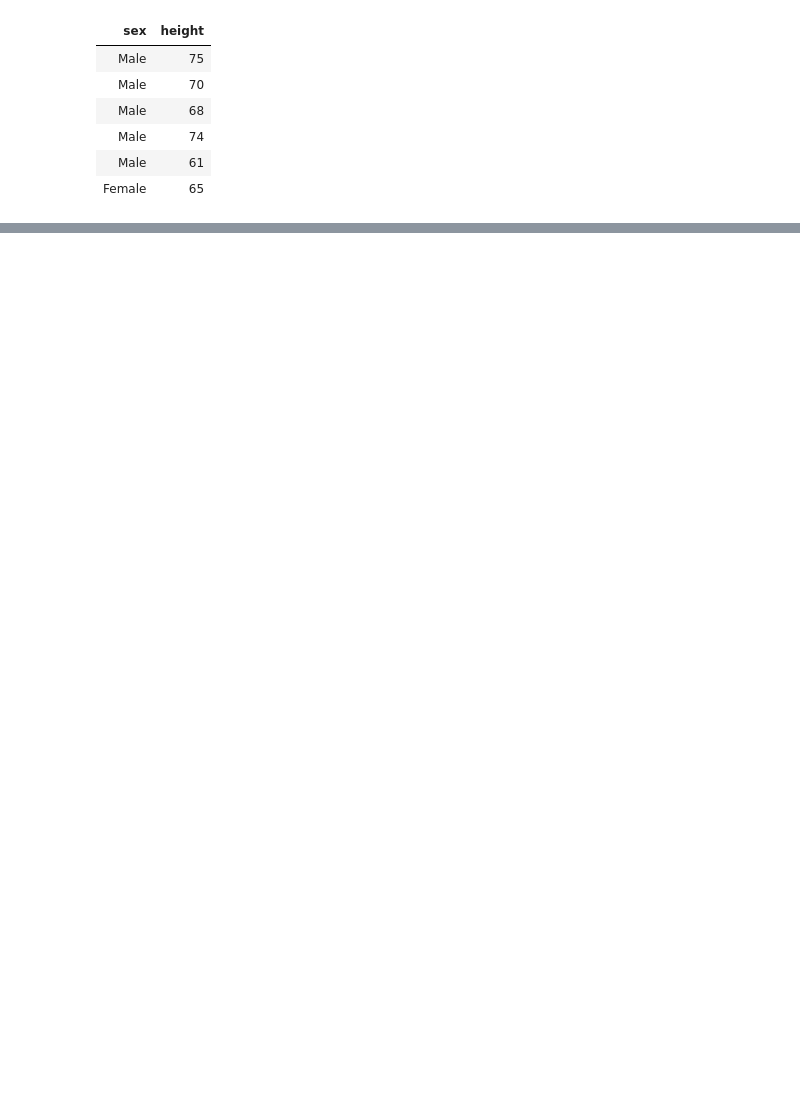
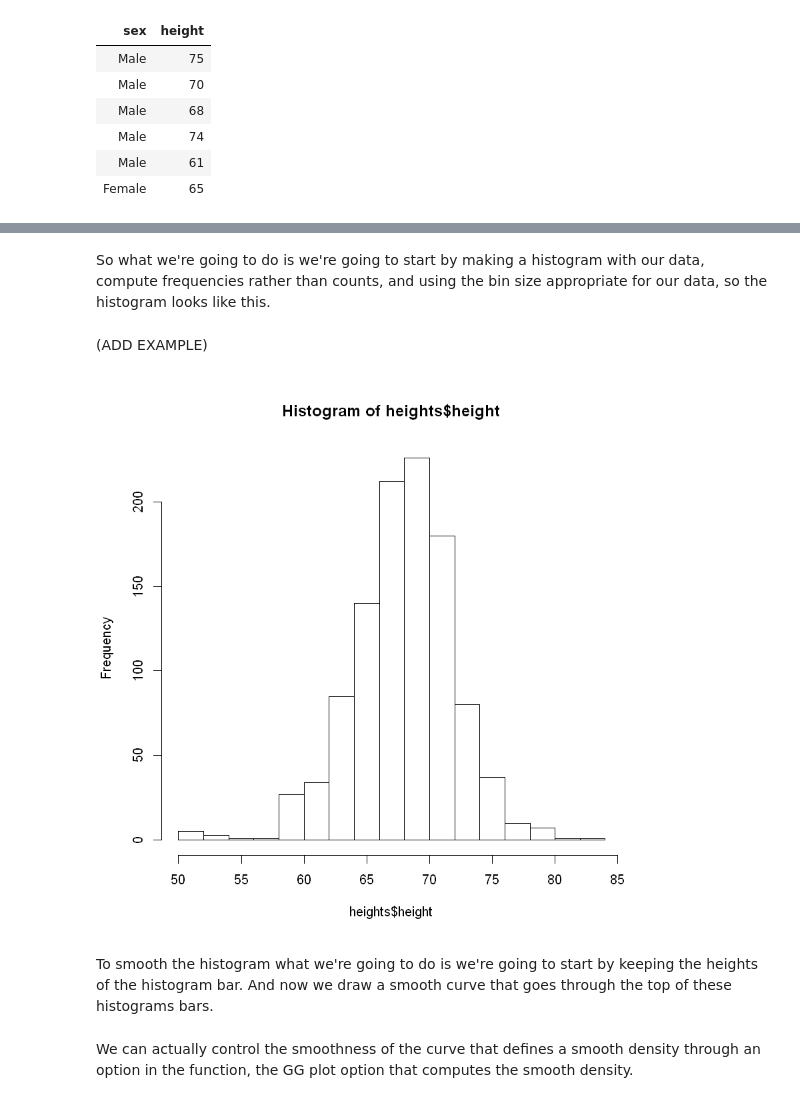
Before and after one commit to eimfach/my-notebooks, a Jupyter notebook: R-Data-Visualization.ipynb, the cells around one changed output, grey strips where cells are left out. Cells and saved outputs as stored; diff of their text form; code cells hidden in the pictures; blank space fills up the shorter version.

```diff
--- a/R-Data-Visualization.ipynb
+++ b/R-Data-Visualization.ipynb
@@ -199,0 +221,20 @@ head(heights)
+# %% [markdown]
+So what we're going to do is we're going to start
+by making a histogram with our data, compute frequencies rather than counts,
+and using the bin size appropriate for our data,
+so the histogram looks like this.
+# %% [markdown]
+(ADD EXAMPLE)
+# %%
+hist(heights$height) # unfinished example
+# %% [output]
+[figure, added]
+# %% [markdown]
+To smooth the histogram what we're going to do
+is we're going to start by keeping the heights of the histogram bar.
+And now we draw a smooth curve that goes through the top
+of these histograms bars.
+# %% [markdown]
+We can actually control the smoothness of the curve that
+defines a smooth density through an option in the function, the GG plot
+option that computes the smooth density.
```
Also changed, not shown: parts of 25 cells of this notebook.
